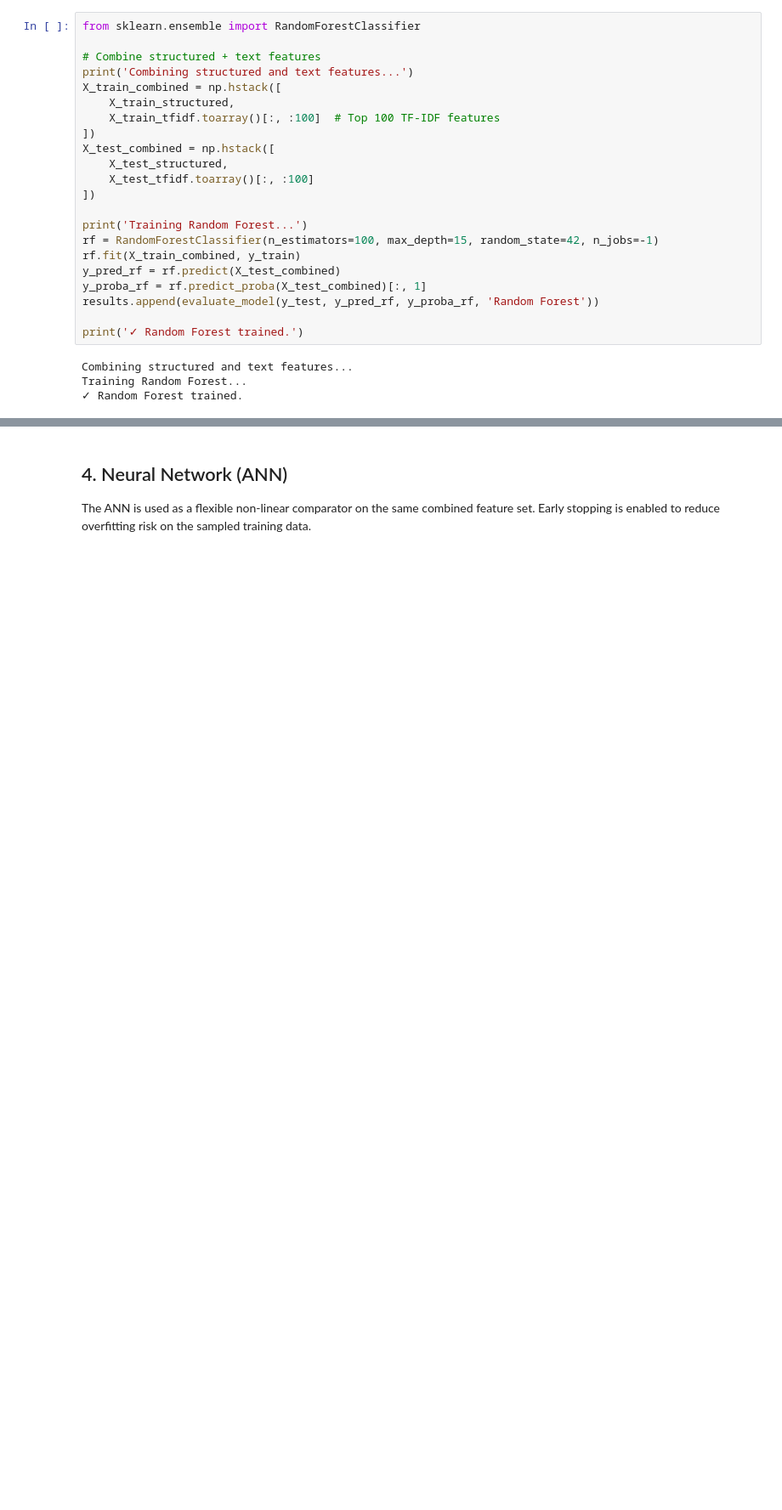
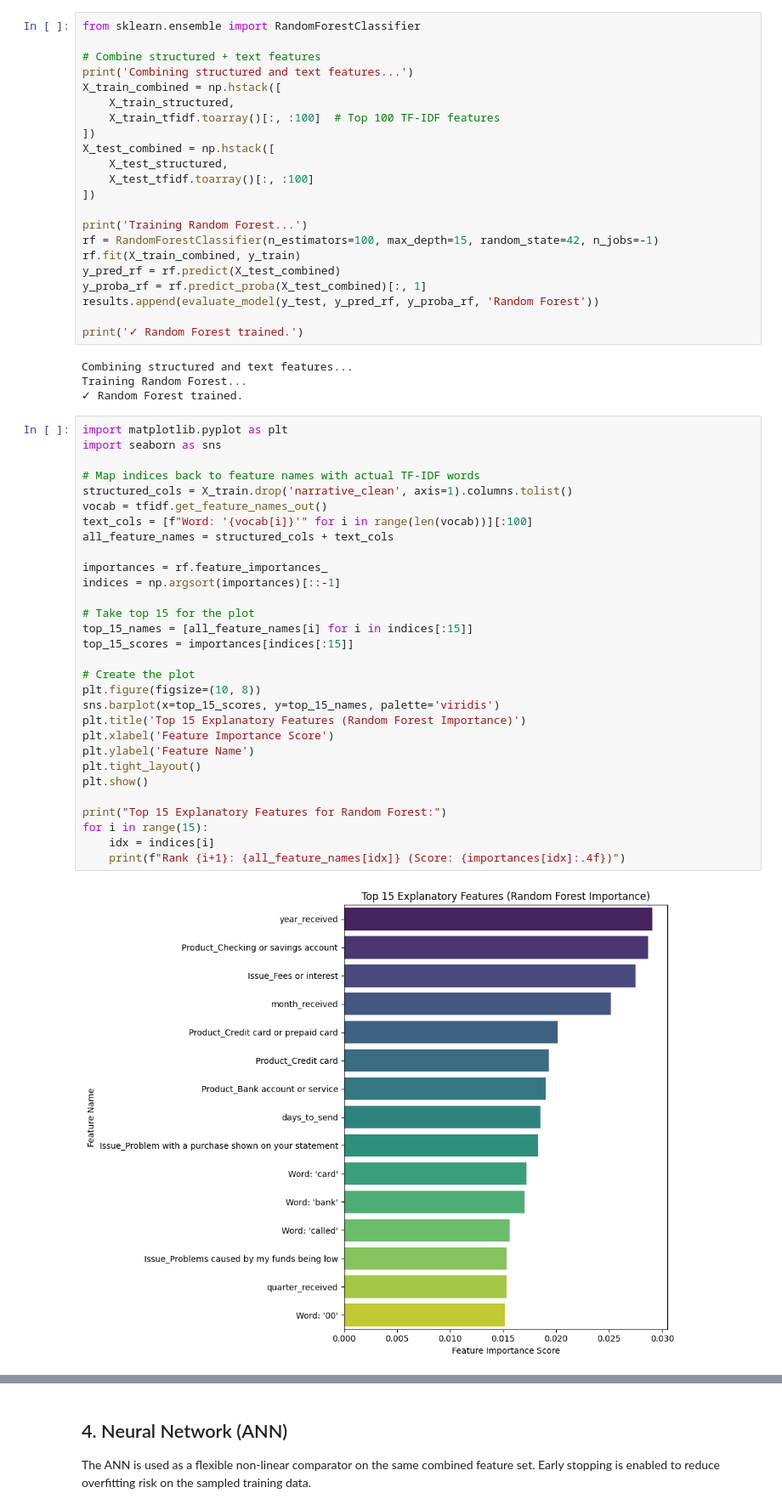
Before and after one commit to aminbadh/cfpb-complaint, a Jupyter notebook: notebooks/03_modeling.ipynb, the cells around one changed output, grey strips where cells are left out. Shown at 85% size. Cells and saved outputs as stored; diff of their text form; blank space fills up the shorter version.

```diff
--- a/notebooks/03_modeling.ipynb
+++ b/notebooks/03_modeling.ipynb
@@ -212,3 +212,35 @@ print('✓ Random Forest trained.')
 Combining structured and text features...
 Training Random Forest...
 ✓ Random Forest trained.
+# %%
+import matplotlib.pyplot as plt
+import seaborn as sns
+
+# Map indices back to feature names with actual TF-IDF words
+structured_cols = X_train.drop('narrative_clean', axis=1).columns.tolist()
+vocab = tfidf.get_feature_names_out()
+text_cols = [f"Word: '{vocab[i]}'" for i in range(len(vocab))][:100]
+all_feature_names = structured_cols + text_cols
+
+importances = rf.feature_importances_
+indices = np.argsort(importances)[::-1]
+
+# Take top 15 for the plot
+top_15_names = [all_feature_names[i] for i in indices[:15]]
+top_15_scores = importances[indices[:15]]
+
+# Create the plot
+plt.figure(figsize=(10, 8))
+sns.barplot(x=top_15_scores, y=top_15_names, palette='viridis')
+plt.title('Top 15 Explanatory Features (Random Forest Importance)')
+plt.xlabel('Feature Importance Score')
+plt.ylabel('Feature Name')
+plt.tight_layout()
+plt.show()
+
+print("Top 15 Explanatory Features for Random Forest:")
+for i in range(15):
+    idx = indices[i]
+    print(f"Rank {i+1}: {all_feature_names[idx]} (Score: {importances[idx]:.4f})")
+# %% [output]
+[figure, added]
```
Also changed, not shown: parts of 3 cells of this notebook.
